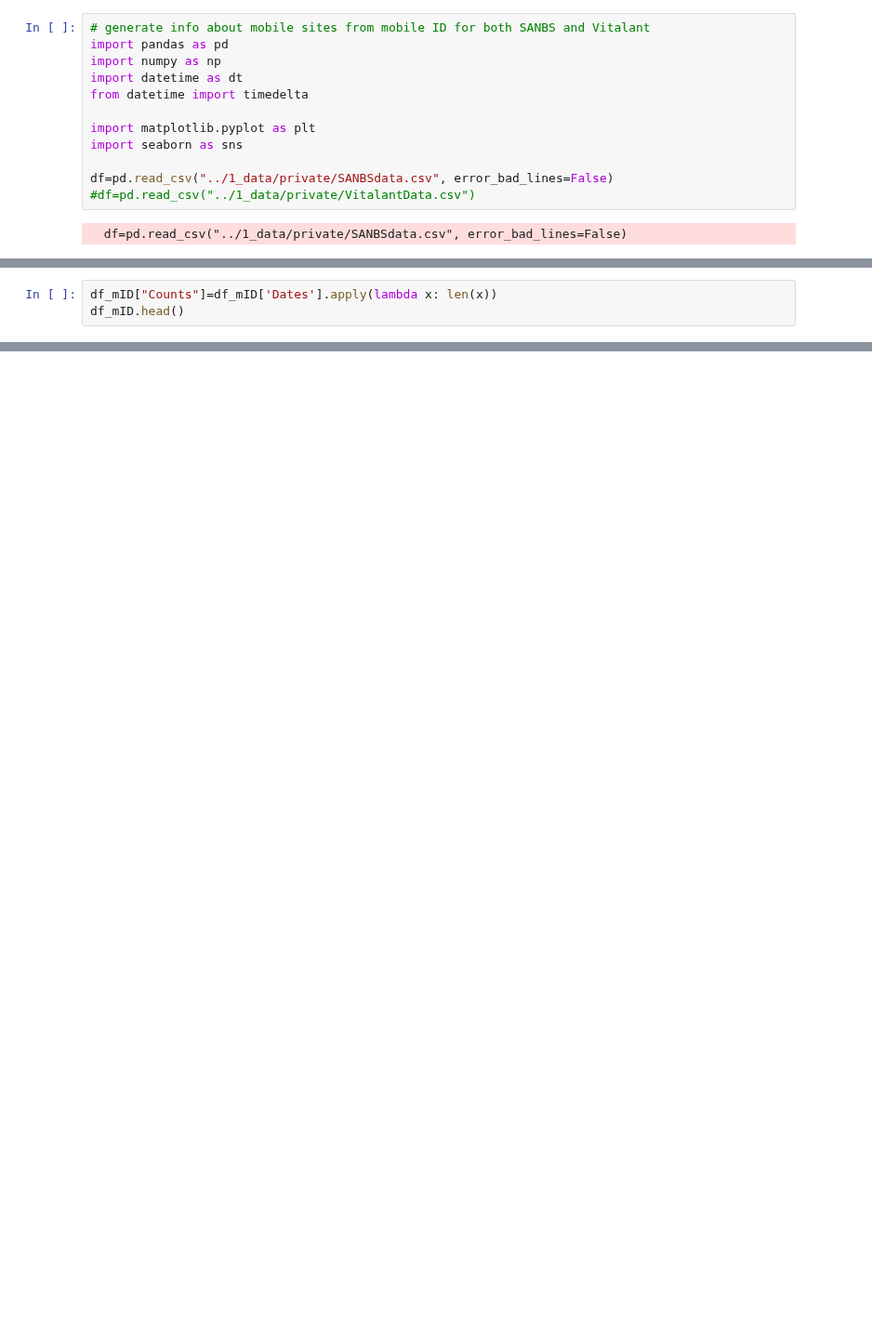
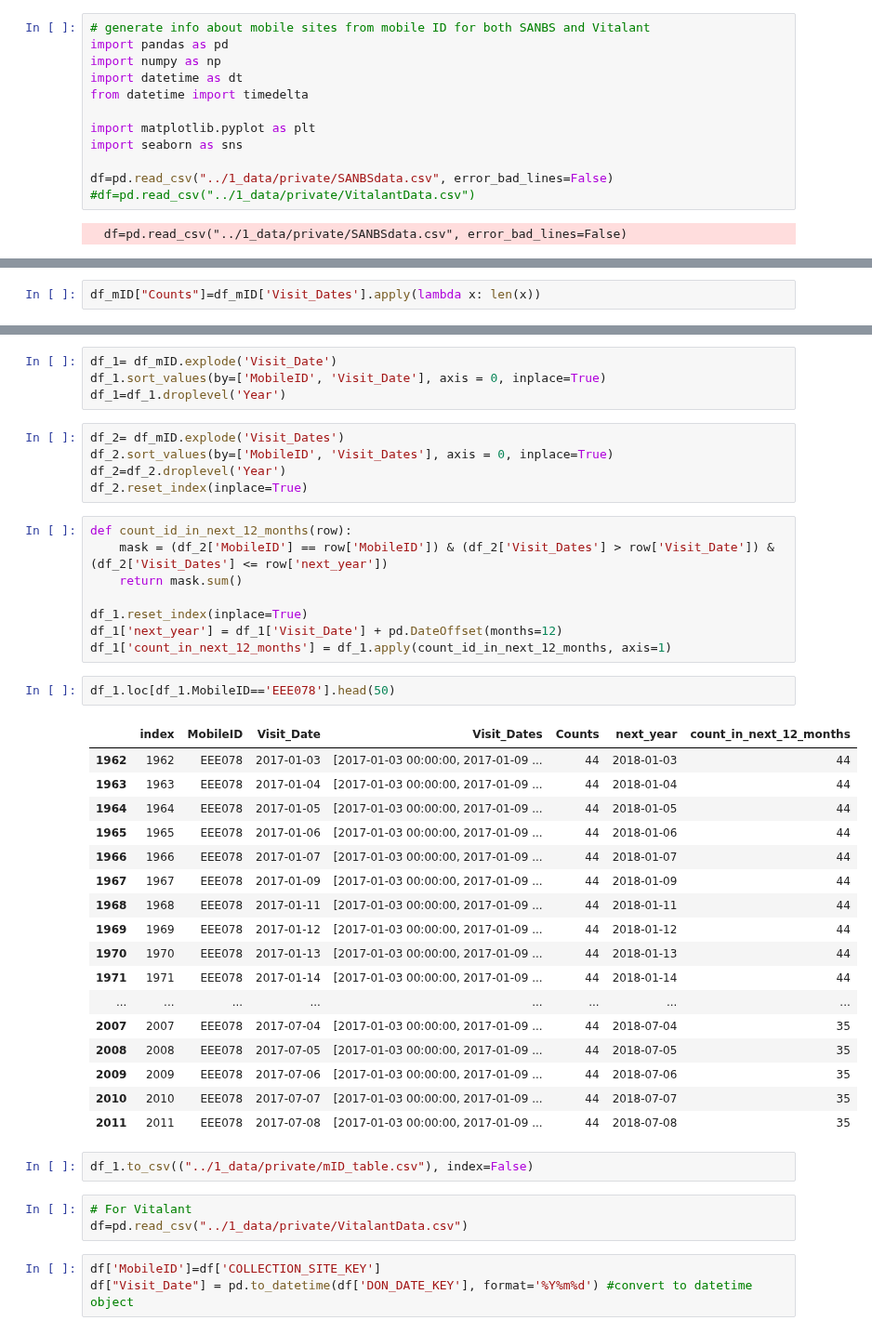
Before and after one commit to altonrus/donor-return-dynamics, a Jupyter notebook: 2_scripts/00_mobileID.ipynb, the cells around one changed output, grey strips where cells are left out. Shown at 93% size. Saved outputs shown, nothing was run; the diff lists cells and outputs as text; blank space fills up the shorter version.

```diff
--- a/2_scripts/00_mobileID.ipynb
+++ b/2_scripts/00_mobileID.ipynb
@@ -73,3 +85,2 @@ for row in df_mID.itertuples(name='ID'):
 # %%
-df_mID["Counts"]=df_mID['Dates'].apply(lambda x: len(x))
-df_mID.head()
+df_mID["Counts"]=df_mID['Visit_Dates'].apply(lambda x: len(x))
@@ -98,0 +94,45 @@ No artists with labels found to put in legend.  Note that artists whose label st
+# %%
+df_1= df_mID.explode('Visit_Date')
+df_1.sort_values(by=['MobileID', 'Visit_Date'], axis = 0, inplace=True)
+df_1=df_1.droplevel('Year')
+# %%
+df_2= df_mID.explode('Visit_Dates')
+df_2.sort_values(by=['MobileID', 'Visit_Dates'], axis = 0, inplace=True)
+df_2=df_2.droplevel('Year')
+df_2.reset_index(inplace=True)
+# %%
+def count_id_in_next_12_months(row):
+    mask = (df_2['MobileID'] == row['MobileID']) & (df_2['Visit_Dates'] > row['Visit_Date']) & (df_2['Visit_Dates'] <= row['next_year'])
+    return mask.sum()
+
+df_1.reset_index(inplace=True)
+df_1['next_year'] = df_1['Visit_Date'] + pd.DateOffset(months=12)
+df_1['count_in_next_12_months'] = df_1.apply(count_id_in_next_12_months, axis=1)
+# %%
+df_1.loc[df_1.MobileID=='EEE078'].head(50)
+# %% [output]
+|  | index | MobileID | Visit_Date | Visit_Dates | Counts | next_year | count_in_next_12_months |
+| 1962 | 1962 | EEE078 | 2017-01-03 | [2017-01-03 00:00:00, 2017-01-09 ... | 44 | 2018-01-03 | 44 |
+| 1963 | 1963 | EEE078 | 2017-01-04 | [2017-01-03 00:00:00, 2017-01-09 ... | 44 | 2018-01-04 | 44 |
+| 1964 | 1964 | EEE078 | 2017-01-05 | [2017-01-03 00:00:00, 2017-01-09 ... | 44 | 2018-01-05 | 44 |
+| 1965 | 1965 | EEE078 | 2017-01-06 | [2017-01-03 00:00:00, 2017-01-09 ... | 44 | 2018-01-06 | 44 |
+| 1966 | 1966 | EEE078 | 2017-01-07 | [2017-01-03 00:00:00, 2017-01-09 ... | 44 | 2018-01-07 | 44 |
+| 1967 | 1967 | EEE078 | 2017-01-09 | [2017-01-03 00:00:00, 2017-01-09 ... | 44 | 2018-01-09 | 44 |
+| 1968 | 1968 | EEE078 | 2017-01-11 | [2017-01-03 00:00:00, 2017-01-09 ... | 44 | 2018-01-11 | 44 |
+| 1969 | 1969 | EEE078 | 2017-01-12 | [2017-01-03 00:00:00, 2017-01-09 ... | 44 | 2018-01-12 | 44 |
+| 1970 | 1970 | EEE078 | 2017-01-13 | [2017-01-03 00:00:00, 2017-01-09 ... | 44 | 2018-01-13 | 44 |
+| 1971 | 1971 | EEE078 | 2017-01-14 | [2017-01-03 00:00:00, 2017-01-09 ... | 44 | 2018-01-14 | 44 |
+| ... | ... | ... | ... | ... | ... | ... | ... |
+| 2007 | 2007 | EEE078 | 2017-07-04 | [2017-01-03 00:00:00, 2017-01-09 ... | 44 | 2018-07-04 | 35 |
+| 2008 | 2008 | EEE078 | 2017-07-05 | [2017-01-03 00:00:00, 2017-01-09 ... | 44 | 2018-07-05 | 35 |
+| 2009 | 2009 | EEE078 | 2017-07-06 | [2017-01-03 00:00:00, 2017-01-09 ... | 44 | 2018-07-06 | 35 |
+| 2010 | 2010 | EEE078 | 2017-07-07 | [2017-01-03 00:00:00, 2017-01-09 ... | 44 | 2018-07-07 | 35 |
+| 2011 | 2011 | EEE078 | 2017-07-08 | [2017-01-03 00:00:00, 2017-01-09 ... | 44 | 2018-07-08 | 35 |
+# %%
+df_1.to_csv(("../1_data/private/mID_table.csv"), index=False)
+# %%
+# For Vitalant
+df=pd.read_csv("../1_data/private/VitalantData.csv")
+# %%
+df['MobileID']=df['COLLECTION_SITE_KEY']
+df["Visit_Date"] = pd.to_datetime(df['DON_DATE_KEY'], format='%Y%m%d') #convert to datetime object
```
Also changed, not shown: parts of 12 cells of this notebook, 52 other files.
